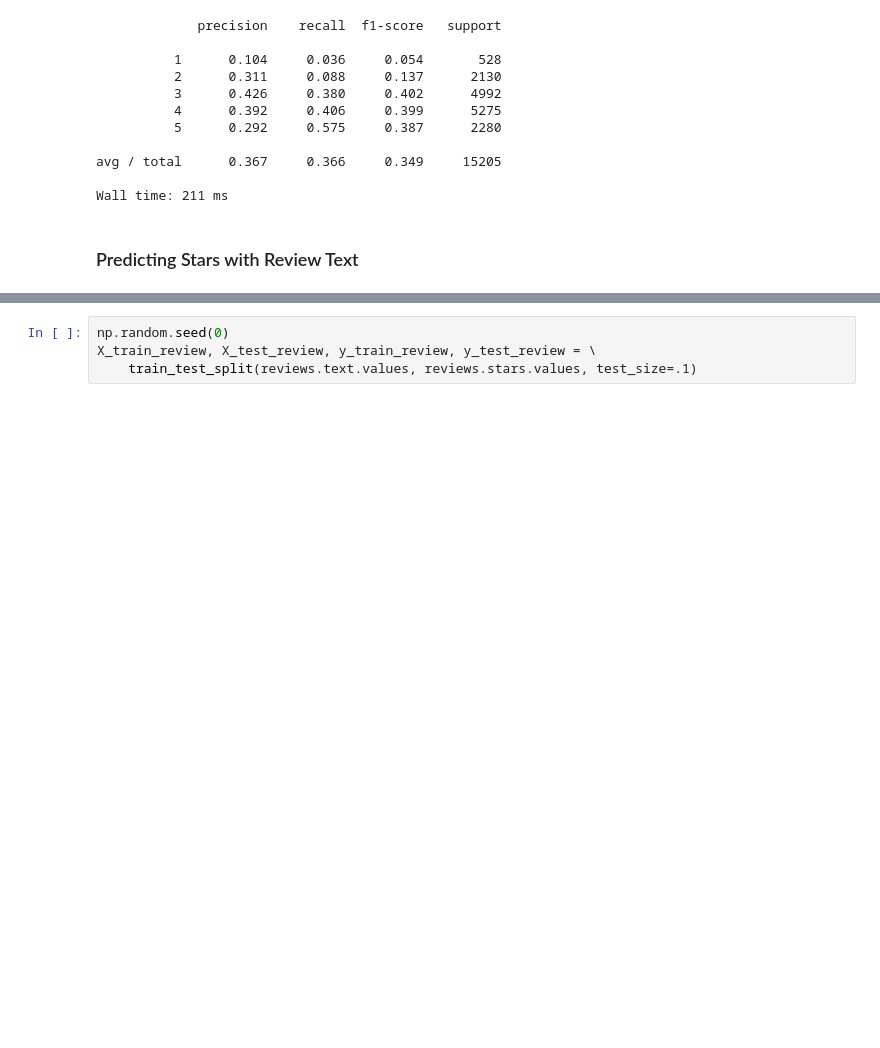
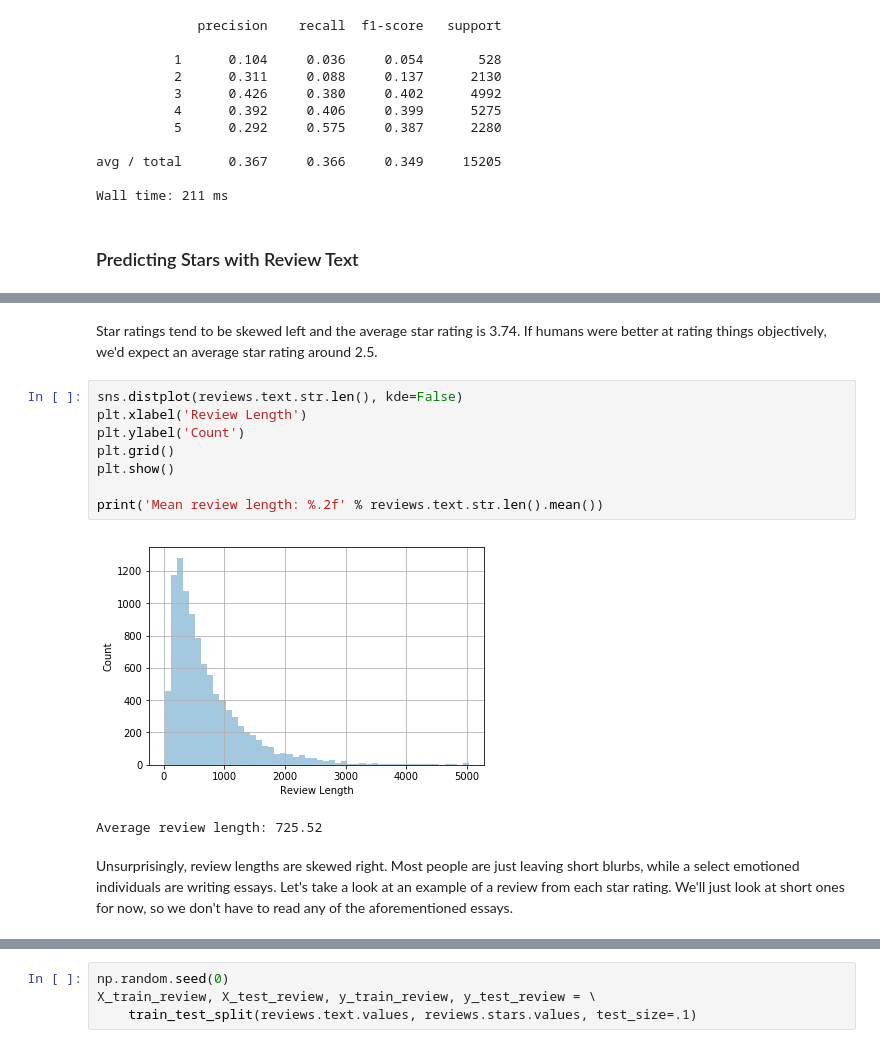
Before and after one commit to hougrammer/yelp_exploration, a Jupyter notebook: yelp_exploration.ipynb, the cells around one changed output, grey strips where cells are left out. Cells and saved outputs as stored; diff of their text form; blank space fills up the shorter version.

Commit message:
updated reviews section

```diff
--- a/yelp_exploration.ipynb
+++ b/yelp_exploration.ipynb
@@ -502,0 +515,15 @@ In this section we will predict the star rating associated with each review text
+# %% [markdown]
+Star ratings tend to be skewed left and the average star rating is 3.74.  If humans were better at rating things objectively, we'd expect an average star rating around 2.5.
+# %%
+sns.distplot(reviews.text.str.len(), kde=False)
+plt.xlabel('Review Length')
+plt.ylabel('Count')
+plt.grid()
+plt.show()
+
+print('Mean review length: %.2f' % reviews.text.str.len().mean())
+# %% [output]
+[figure, added]
+Average review length: 725.52
+# %% [markdown]
+Unsurprisingly, review lengths are skewed right.  Most people are just leaving short blurbs, while a select emotioned individuals are writing essays.  Let's take a look at an example of a review from each star rating.  We'll just look at short ones for now, so we don't have to read any of the aforementioned essays.
```
Also changed, not shown: parts of 21 cells of this notebook.
